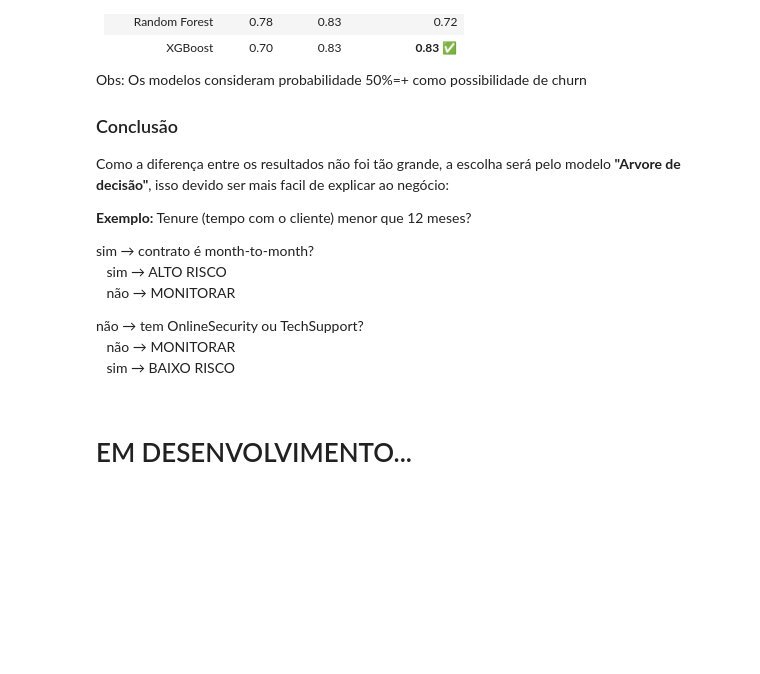
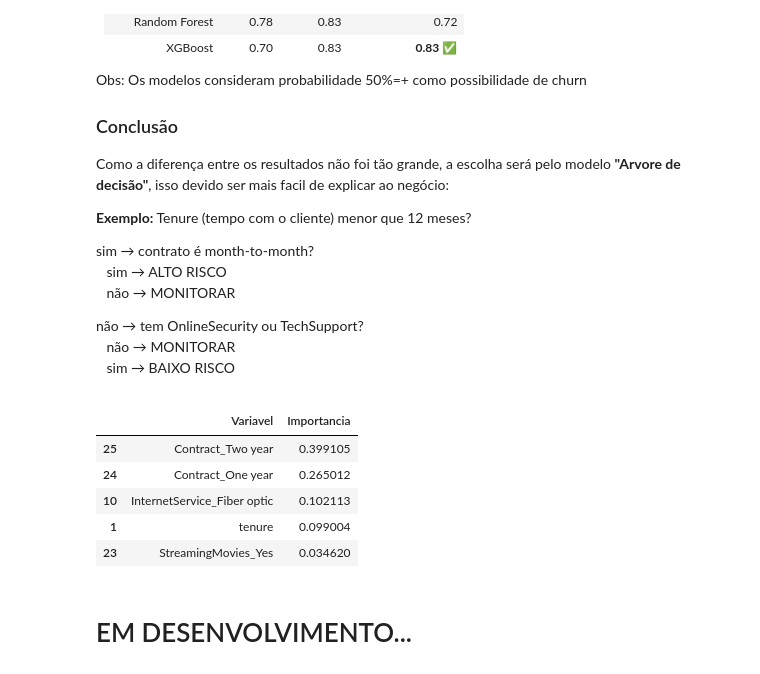
Before and after one commit to diogobueno-analytics/churn-prediction-ibm-telco, a Jupyter notebook: churn_prediction_ibm.ipynb, the cells around one changed output. Saved outputs shown, nothing was run; the diff lists cells and outputs as text; code cells hidden in the pictures; blank space fills up the shorter version.

```diff
--- a/churn_prediction_ibm.ipynb
+++ b/churn_prediction_ibm.ipynb
@@ -505,5 +505,23 @@ Tenure (tempo com o cliente) menor que 12 meses?
           &emsp;sim → BAIXO RISCO<br>
 # %%
 # Considerando a Arvore de decisões, segue as variáveis que mais impactaram churn
+# Percebemos aqui, que os modelos de contrato de um e dois anos possuem maior importância para churn,
+# no caso tipos que não são month-to month, ou seja, prazo determinado "One year" e "Two year", tender a trazer mais Churn.
+# Sendo assim, o negócio precisa trabalhar em prol a reduzir contratos com prazo determinado.
+features = x_train.columns
+
+importancias = pd.DataFrame({
+    'Variavel': features,
+    'Importancia': model_tree.feature_importances_
+}).sort_values('Importancia', ascending=False)
+
+importancias.head().sort_values(by='Importancia', ascending=False)
+# %% [output]
+|  | Variavel | Importancia |
+| 25 | Contract_Two year | 0.399105 |
+| 24 | Contract_One year | 0.265012 |
+| 10 | InternetService_Fiber optic | 0.102113 |
+| 1 | tenure | 0.099004 |
+| 23 | StreamingMovies_Yes | 0.034620 |
 # %% [markdown]
 # EM DESENVOLVIMENTO...
```
